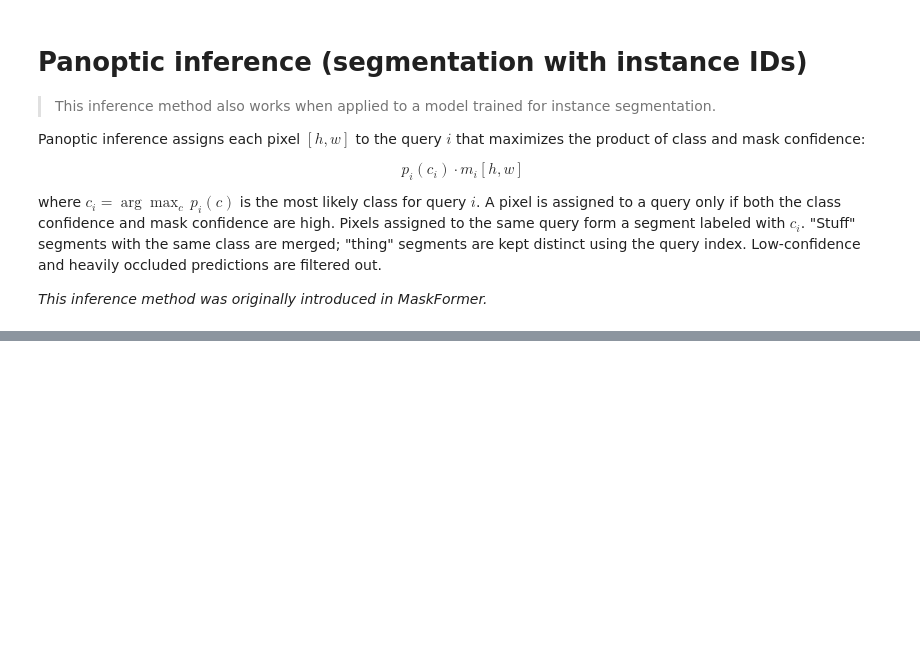
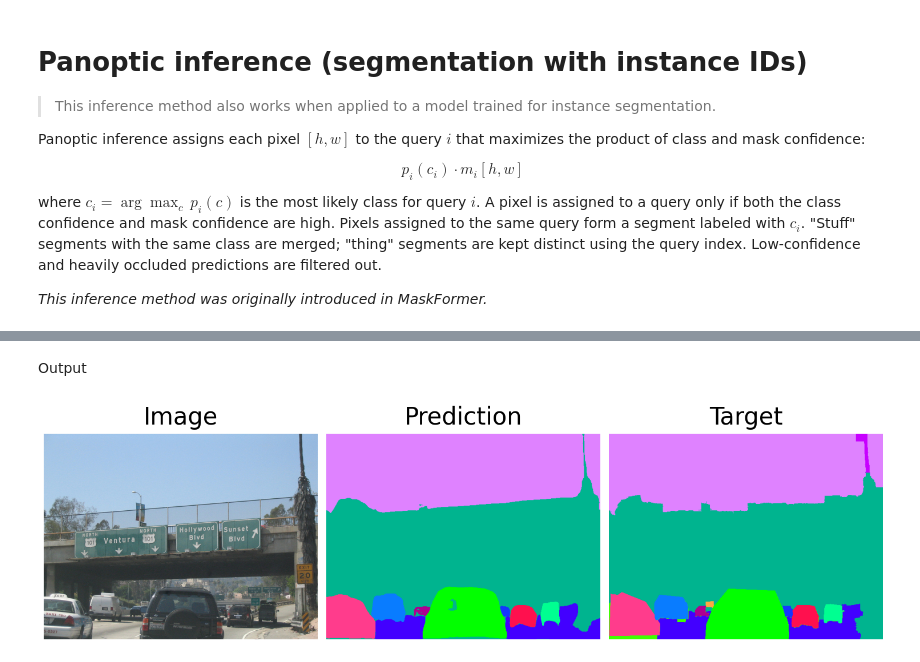
Before and after one commit to GiammaBigFishEngineer/MaskArchitectureAnomaly_CourseProject, a Jupyter notebook: eomt/inferenceSTEP4.ipynb, the cells around one changed output, grey strips where cells are left out. Cells and saved outputs as stored; diff of their text form; code cells hidden in the pictures; blank space fills up the shorter version.

```diff
--- a/eomt/inferenceSTEP4.ipynb
+++ b/eomt/inferenceSTEP4.ipynb
@@ -1132,0 +999,5 @@ plot_panoptic_results(img, sem_pred, inst_pred, sem_target, inst_target)
+# %%
+sem_pred, inst_pred = infer_panoptic_image_only(img)
+
+print("Unique semantic classes in prediction:", np.unique(sem_pred))
+print("Unique instance ids in prediction:", np.unique(inst_pred))
@@ -1132,0 +1111,2 @@ plot_panoptic_results(img, sem_pred, inst_pred, sem_target, inst_target)
+# %% [markdown]
+Output
@@ -1132,0 +1193,16 @@ plot_panoptic_results(img, sem_pred, inst_pred, sem_target, inst_target)
+# %%
+from PIL import Image, ImageEnhance
+import numpy as np
+
+def increase_saturation(img, factor=2.2):
+    """
+    Increases saturation of an RGB image.
+    img must be in [0, 1].
+    """
+    img_uint8 = (np.clip(img, 0, 1) * 255).astype(np.uint8)
+
+    img_pil = Image.fromarray(img_uint8)
+    enhancer = ImageEnhance.Color(img_pil)
+    img_sat = enhancer.enhance(factor)
+
+    return np.asarray(img_sat).astype(np.float32) / 255.0
@@ -1132,0 +1278,11 @@ plot_panoptic_results(img, sem_pred, inst_pred, sem_target, inst_target)
+# %%
+plot_panoptic_prediction_and_target_matched_colors(
+    img,
+    sem_pred,
+    inst_pred,
+    sem_target,
+    inst_target,
+    save_path="coco_panoptic_result2.pdf"
+)
+# %% [output]
+[figure, added]
```
Also changed, not shown: parts of 24 cells of this notebook.
